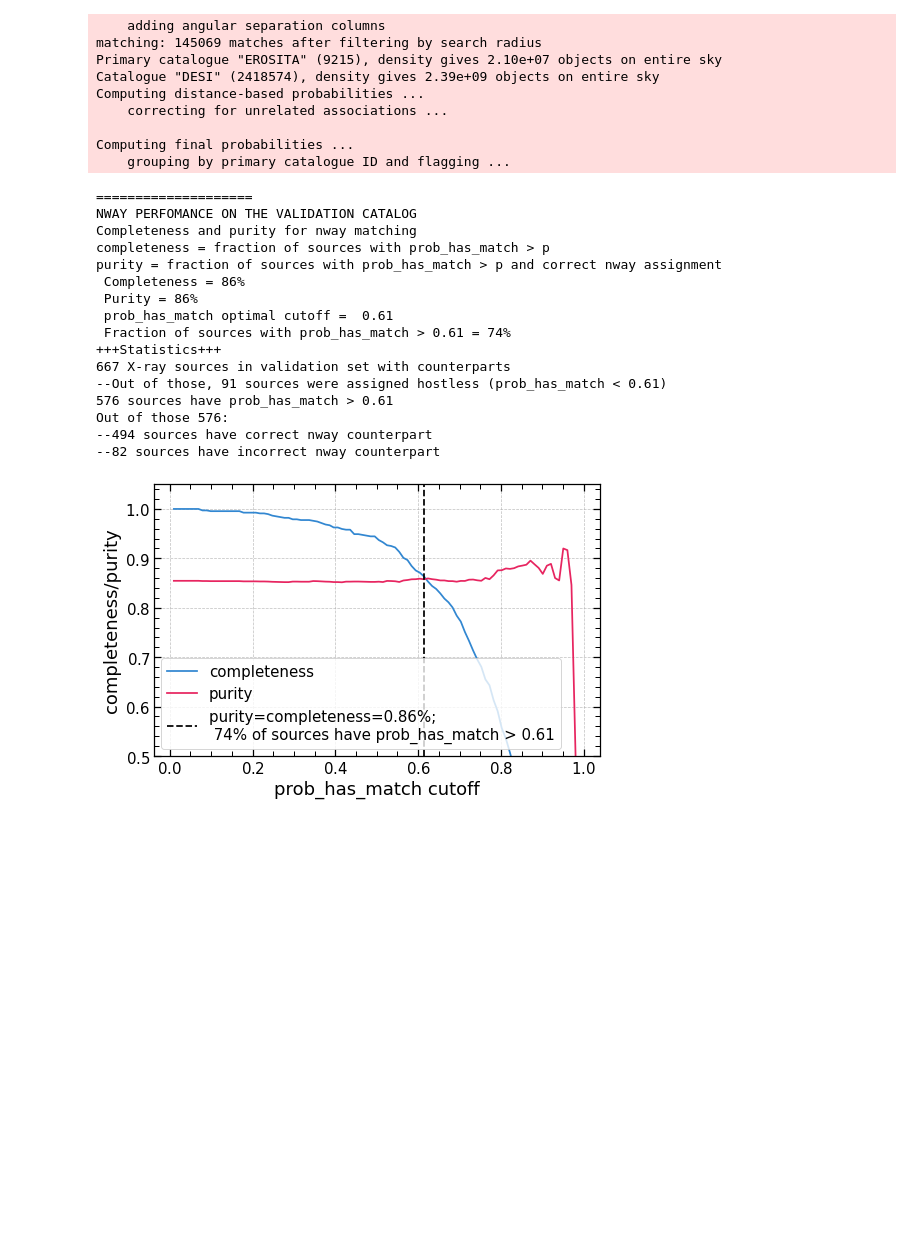
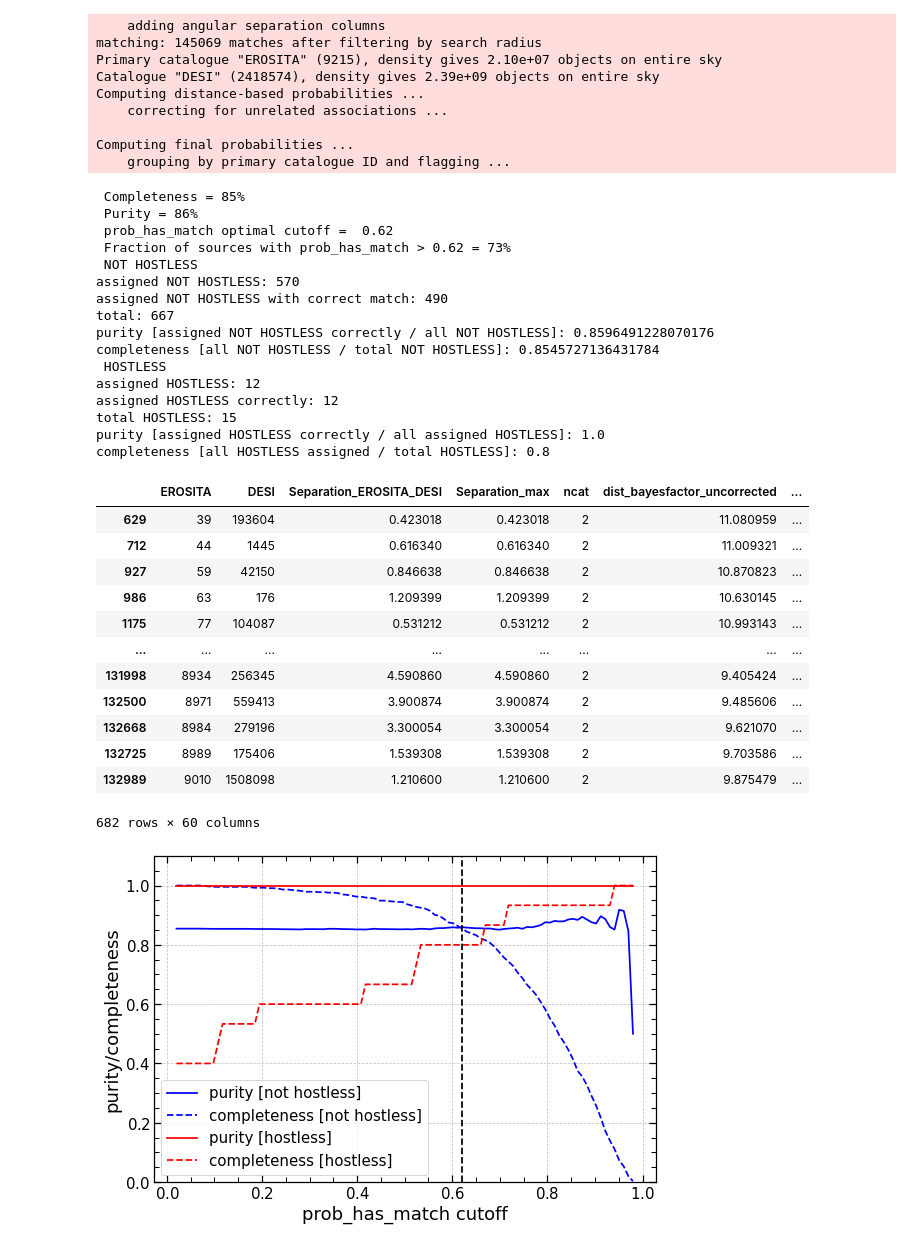
Before and after one commit to SergeiDBykov/lockman_hole, a Jupyter notebook: 2_desi-crossmatch/2.1_distance-match.ipynb, the cells around one changed output. Cells and saved outputs as stored; diff of their text form; code cells hidden in the pictures; blank space fills up the shorter version.

Commit message:
add hostless statistics

```diff
--- a/2_desi-crossmatch/2.1_distance-match.ipynb
+++ b/2_desi-crossmatch/2.1_distance-match.ipynb
@@ -66,22 +66,35 @@ nway_res_ero  = nway_res_ero.merge(desi_pandas, on='DESI')
 nway_res_ero.sort_values(by=['EROSITA', 'prob_this_match' ], inplace=True, ascending=[True, False])
 nway_res_ero.to_pickle(data_path+'ERO_lhpv_03_23_sd01_a15_g14_nway_distance_only.pkl')
 # %%
-assess_goodnes_nway_cross_match(nway_res_ero);
+assess_goodnes_of_cross_match(nway_res_ero)
 # %% [output]
-====================
-NWAY PERFOMANCE ON THE VALIDATION CATALOG
-Completeness and purity for nway matching
-completeness = fraction of sources with prob_has_match > p
-purity = fraction of sources with prob_has_match > p and correct nway assignment
- Completeness = 86%
+ Completeness = 85%
  Purity = 86%
- prob_has_match optimal cutoff =  0.61
- Fraction of sources with prob_has_match > 0.61 = 74%
-+++Statistics+++
-667 X-ray sources in validation set with counterparts
---Out of those, 91 sources were assigned hostless (prob_has_match < 0.61)
-576 sources have prob_has_match > 0.61
-Out of those 576:
---494 sources have correct nway counterpart
---82 sources have incorrect nway counterpart
+ prob_has_match optimal cutoff =  0.62
+ Fraction of sources with prob_has_match > 0.62 = 73%
+ NOT HOSTLESS
+assigned NOT HOSTLESS: 570
+assigned NOT HOSTLESS with correct match: 490
+total: 667
+purity [assigned NOT HOSTLESS correctly / all NOT HOSTLESS]: 0.8596491228070176
+completeness [all NOT HOSTLESS / total NOT HOSTLESS]: 0.8545727136431784
+ HOSTLESS
+assigned HOSTLESS: 12
+assigned HOSTLESS correctly: 12
+total HOSTLESS: 15
+purity [assigned HOSTLESS correctly / all assigned HOSTLESS]: 1.0
+completeness [all HOSTLESS assigned / total HOSTLESS]: 0.8
+|  | EROSITA | DESI | Separation_EROSITA_DESI | Separation_max | ncat | dist_bayesfactor_uncorrected | ... |
+| 629 | 39 | 193604 | 0.423018 | 0.423018 | 2 | 11.080959 | ... |
+| 712 | 44 | 1445 | 0.616340 | 0.616340 | 2 | 11.009321 | ... |
+| 927 | 59 | 42150 | 0.846638 | 0.846638 | 2 | 10.870823 | ... |
+| 986 | 63 | 176 | 1.209399 | 1.209399 | 2 | 10.630145 | ... |
+| 1175 | 77 | 104087 | 0.531212 | 0.531212 | 2 | 10.993143 | ... |
+| ... | ... | ... | ... | ... | ... | ... | ... |
+| 131998 | 8934 | 256345 | 4.590860 | 4.590860 | 2 | 9.405424 | ... |
+| 132500 | 8971 | 559413 | 3.900874 | 3.900874 | 2 | 9.485606 | ... |
+| 132668 | 8984 | 279196 | 3.300054 | 3.300054 | 2 | 9.621070 | ... |
+| 132725 | 8989 | 175406 | 1.539308 | 1.539308 | 2 | 9.703586 | ... |
+| 132989 | 9010 | 1508098 | 1.210600 | 1.210600 | 2 | 9.875479 | ... |
+682 rows × 60 columns
-[figure, old version]
+[figure, new version]
```
Also changed, not shown: parts of 1 cell of this notebook, 6 other files.
